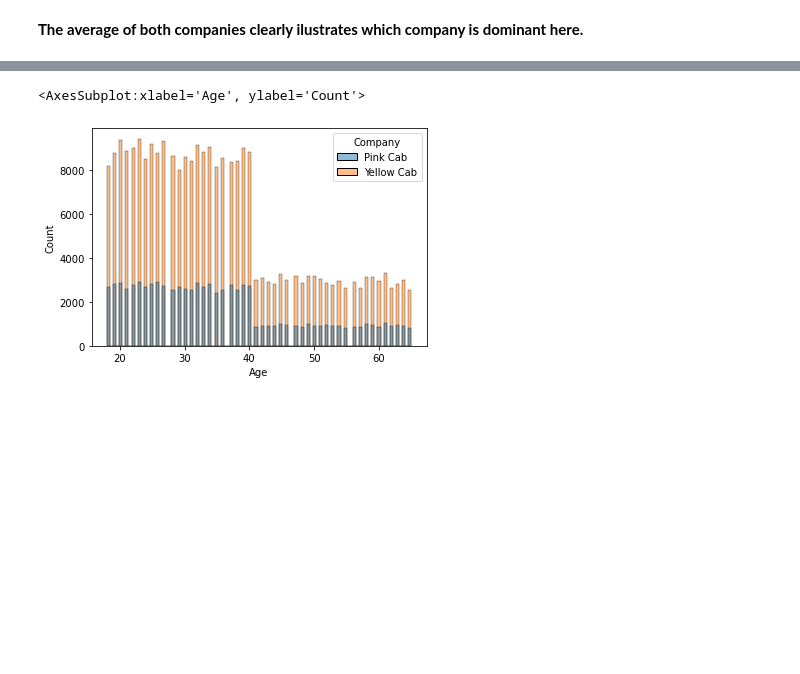
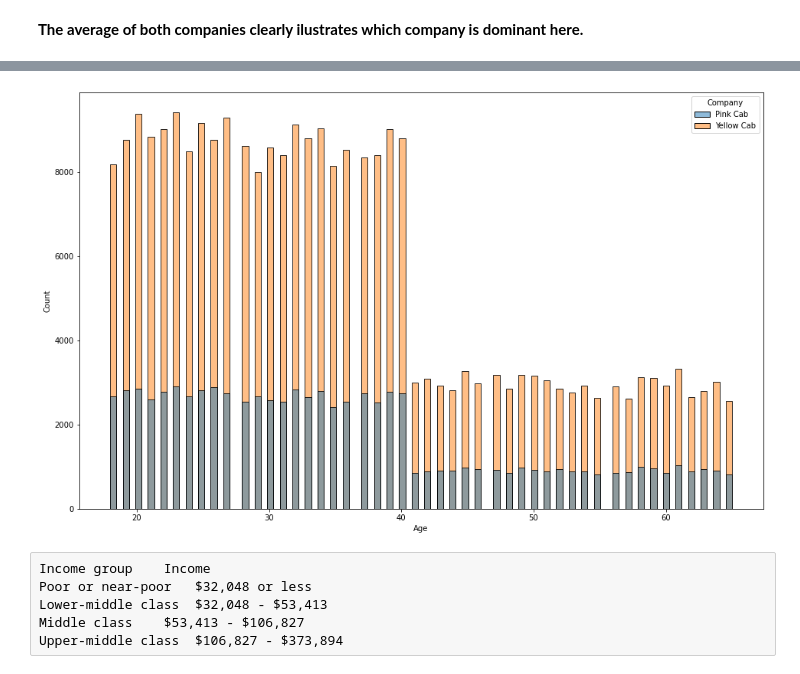
Before and after one commit to Mukhammadj/Cab_investment_project, a Jupyter notebook: eda_cab.ipynb, the cells around one changed output, grey strips where cells are left out. Saved outputs shown, nothing was run; the diff lists cells and outputs as text; code cells hidden in the pictures; blank space fills up the shorter version.

```diff
--- a/eda_cab.ipynb
+++ b/eda_cab.ipynb
@@ -248,7 +264,14 @@ plt.savefig('profit_bycity.png', dpi=300)
 <Figure size 432x288 with 0 Axes>
 # %%
 #Which age group tends to use cabs
+plt.figure(figsize=(16, 10))
 sns.histplot(data=df_master, x="Age", hue="Company")
+plt.savefig('age_group.png', dpi=300)
 # %% [output]
-<AxesSubplot:xlabel='Age', ylabel='Count'>
-[figure, old version]
+[figure, new version]
+# %% [raw]
+Income group	Income
+Poor or near-poor	$32,048 or less
+Lower-middle class	$32,048 - $53,413
+Middle class	$53,413 - $106,827
+Upper-middle class	$106,827 - $373,894
```
Also changed, not shown: parts of 13 cells of this notebook, 10 other files.
